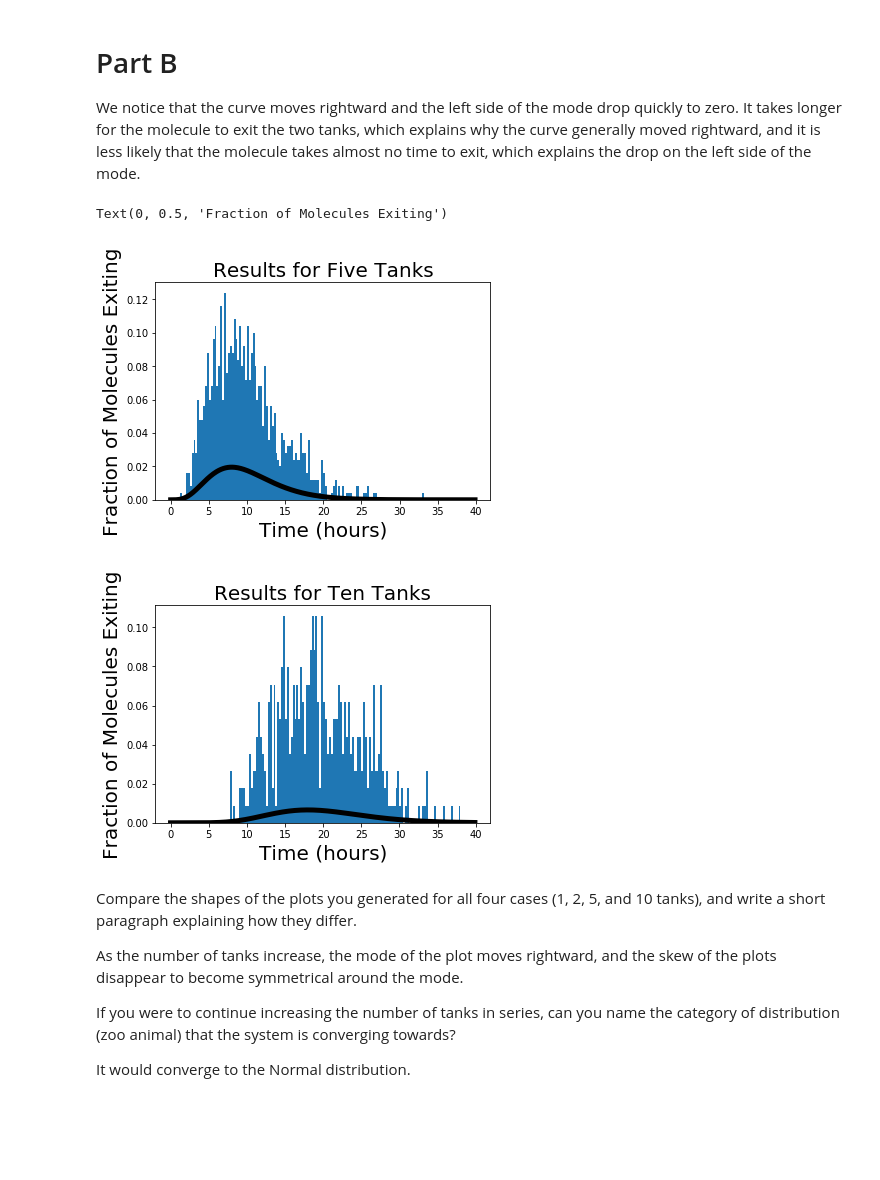
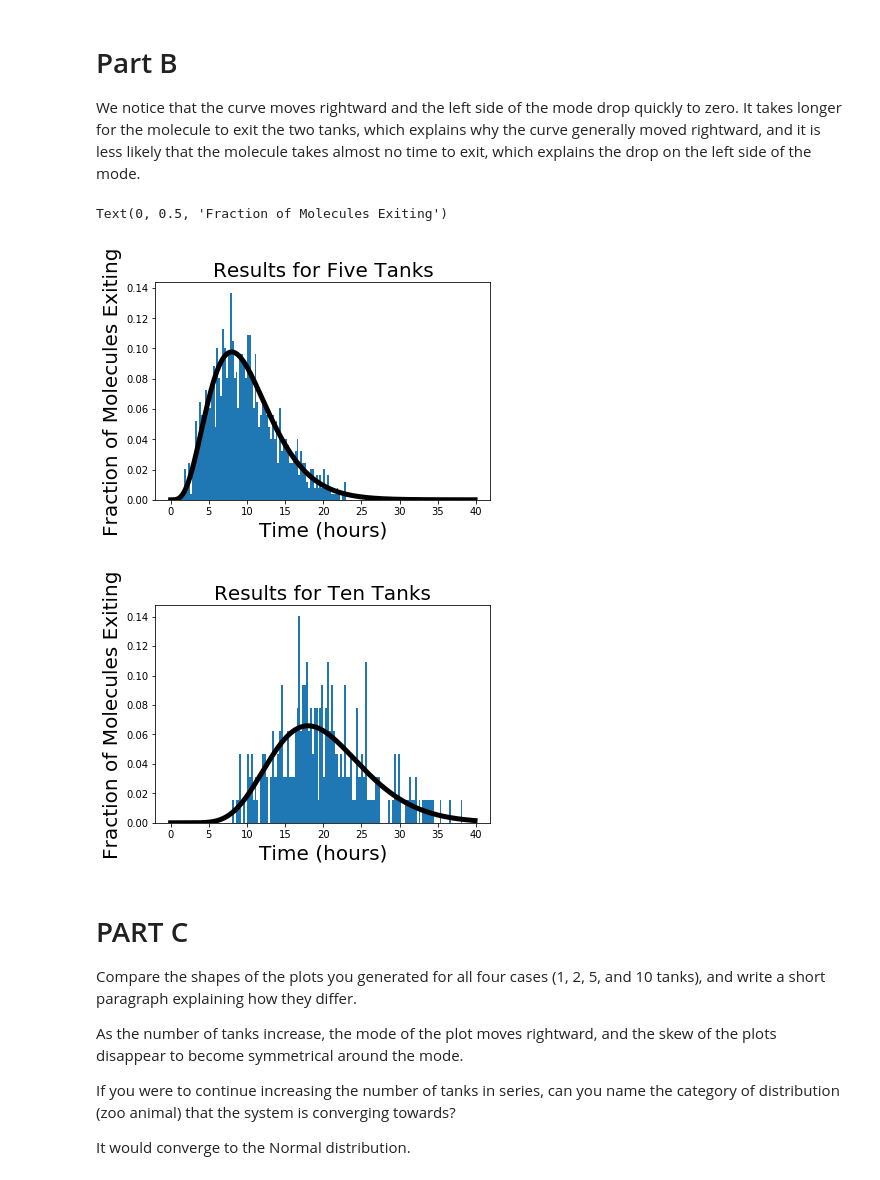
Before and after one commit to huntbeat/e14-s19, a Jupyter notebook: hw2/hw2.ipynb, the cells around one changed output. Saved outputs shown, nothing was run; the diff lists cells and outputs as text; code cells hidden in the pictures; blank space fills up the shorter version.

```diff
--- a/hw2/hw2.ipynb
+++ b/hw2/hw2.ipynb
@@ -120,39 +120,41 @@ def exit_time(tau, num_tanks, num_molecules):
         y = np.random.rand(n)  # generate n random numbers between 0 and 1
         for i in range(len(y)):
             temp[i] = inverse_exp(y[i],tau)
         t += temp
     return t
 
 plt.figure(1)
 tau = 2.0
 num_tanks = 5
 t_total = exit_time(tau, num_tanks, num_molecules = 1000)
-bin_array = np.arange(0,40,0.25)
+bin_array = np.arange(0,25,0.25)
 plt.hist(t_total,density=True,bins=bin_array)
 t = np.arange(0,40,0.1)
-f = (t**(num_tanks-1)/tau**(num_tanks)/factorial(num_tanks))*np.exp(-t/tau)
+f = (t**(num_tanks-1)/tau**(num_tanks)/factorial(num_tanks-1))*np.exp(-t/tau)
 plt.plot(t,f,color='black',lw=5)
 plt.title("Results for Five Tanks",fontsize=20)
 plt.xlabel("Time (hours)",fontsize=20)
 plt.ylabel("Fraction of Molecules Exiting",fontsize=20)
 
 plt.figure(2)
 tau = 2.0
 num_tanks = 10
 t_total = exit_time(tau, num_tanks, num_molecules = 1000)
 bin_array = np.arange(0,40,0.25)
 plt.hist(t_total,density=True,bins=bin_array)
 t = np.arange(0,40,0.1)
-f = (t**(num_tanks-1)/tau**(num_tanks)/factorial(num_tanks))*np.exp(-t/tau)
+f = (t**(num_tanks-1)/tau**(num_tanks)/factorial(num_tanks-1))*np.exp(-t/tau)
 plt.plot(t,f,color='black',lw=5)
 plt.title("Results for Ten Tanks",fontsize=20)
 plt.xlabel("Time (hours)",fontsize=20)
 plt.ylabel("Fraction of Molecules Exiting",fontsize=20)
 # %% [output]
 Text(0, 0.5, 'Fraction of Molecules Exiting')
-[figure, old version]
+[figure, new version]
-[figure, old version]
+[figure, new version]
 # %% [markdown]
+# PART C
+
 Compare the shapes of the plots you generated for all four cases (1, 2, 5, and 10 tanks), and write a short paragraph explaining how they differ.
 
 As the number of tanks increase, the mode of the plot moves rightward, and the skew of the plots disappear to become symmetrical around the mode.
```
Also changed, not shown: parts of 3 cells of this notebook, 1 other file.
